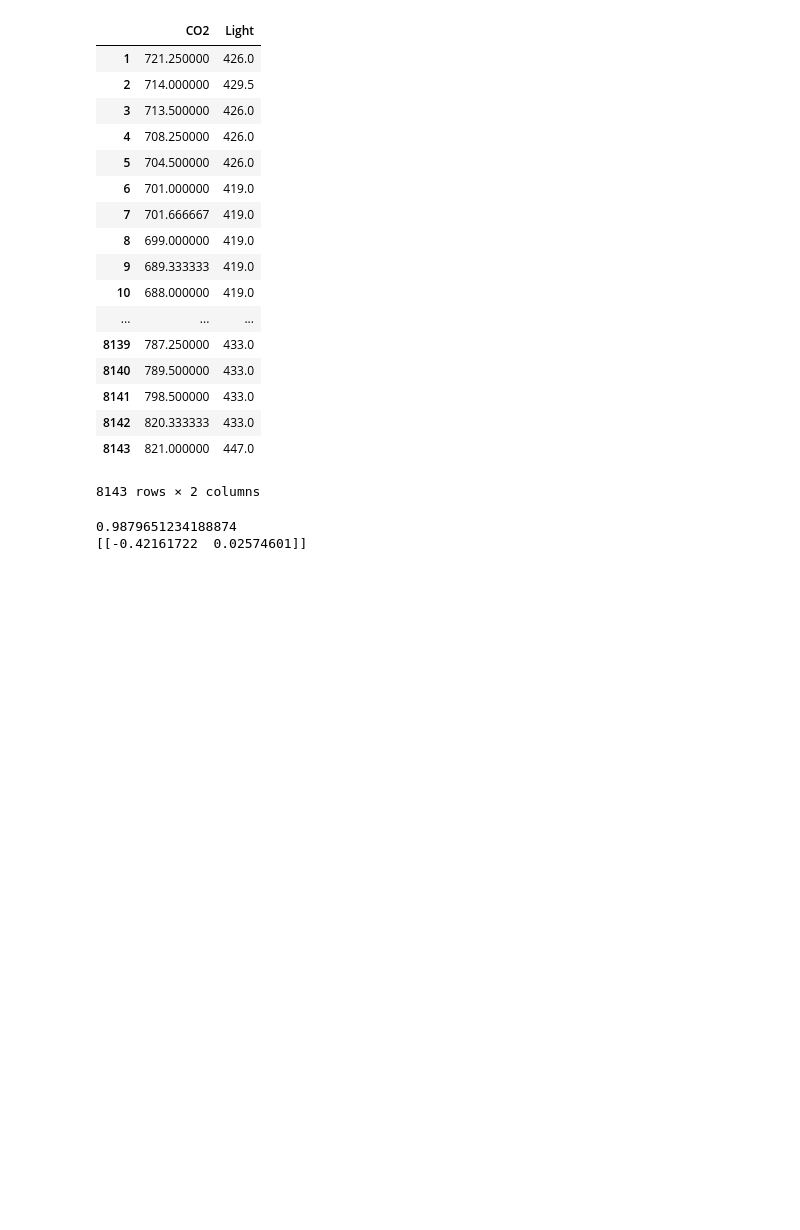
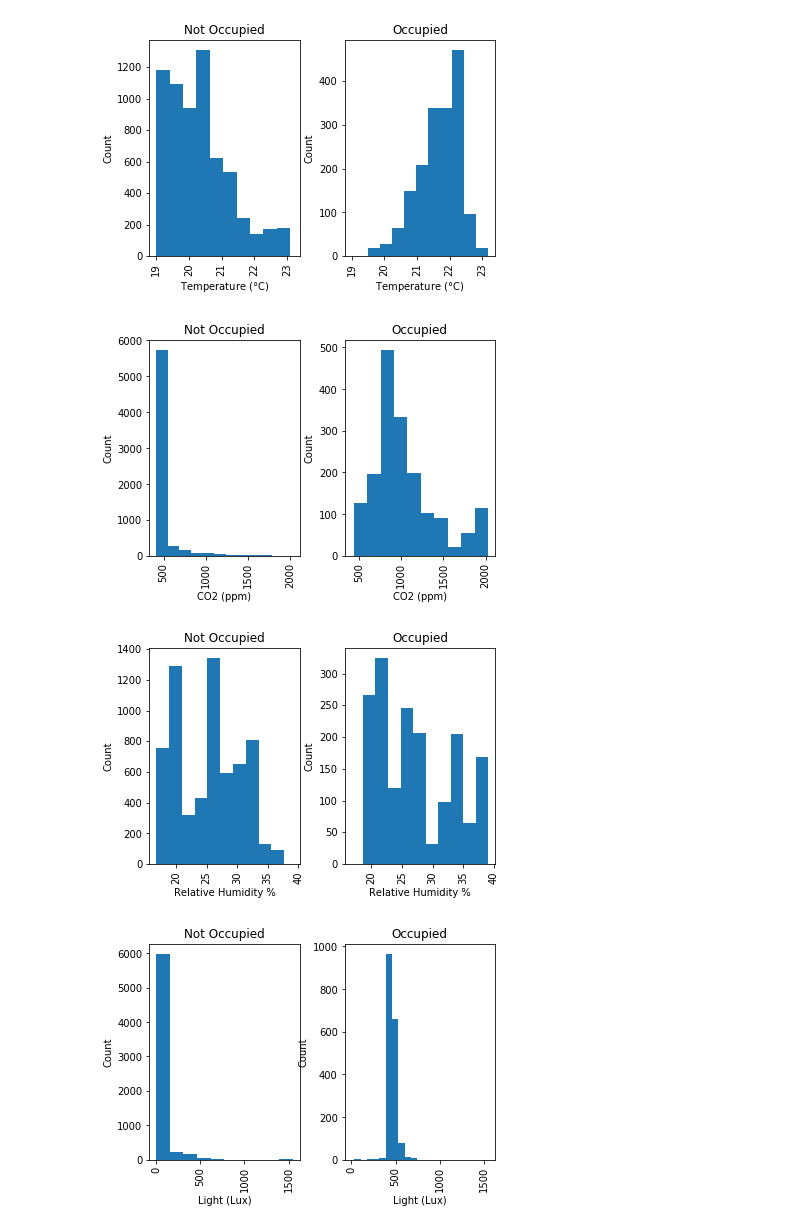
Before and after one commit to mlfa19/assignments, a Jupyter notebook: Module 1/03/Assignment_03_Companion.ipynb, the cells around one changed output. Saved outputs shown, nothing was run; the diff lists cells and outputs as text; code cells hidden in the pictures; blank space fills up the shorter version.

```diff
--- a/Module 1/03/Assignment_03_Companion.ipynb
+++ b/Module 1/03/Assignment_03_Companion.ipynb
@@ -10,32 +23,27 @@ As a quick example of this sort of problem, we downloaded the \href{https://arch
 # %%
 import pandas as pd
 from sklearn.linear_model import LogisticRegression
-df = pd.read_csv('datatraining.txt')# source: https://archive.ics.uci.edu/ml/datasets/Occupancy+Detection+
-df[['CO2','Light']]
+df = pd.read_csv('https://drive.google.com/uc?export=download&id=1DX5L9-e7I5B18RW2-DFTORhk4O27WyR0')
+# For simplicity we'll just look at these four columns
+df = df[['CO2','Light', 'Humidity', 'Temperature', 'Occupancy']]
-# %% [output]
-|  | CO2 | Light |
-| 1 | 721.250000 | 426.0 |
-| 2 | 714.000000 | 429.5 |
-| 3 | 713.500000 | 426.0 |
-| 4 | 708.250000 | 426.0 |
-| 5 | 704.500000 | 426.0 |
-| 6 | 701.000000 | 419.0 |
-| 7 | 701.666667 | 419.0 |
-| 8 | 699.000000 | 419.0 |
-| 9 | 689.333333 | 419.0 |
-| 10 | 688.000000 | 419.0 |
-| ... | ... | ... |
-| 8139 | 787.250000 | 433.0 |
-| 8140 | 789.500000 | 433.0 |
-| 8141 | 798.500000 | 433.0 |
-| 8142 | 820.333333 | 433.0 |
-| 8143 | 821.000000 | 447.0 |
-8143 rows × 2 columns
-# %%
-model = LogisticRegression()
-model.fit(df[['Temperature', 'Light']], df['Occupancy'])
-print((model.predict(df[['Temperature', 'Light']]) == df['Occupancy']).mean())
-print(model.coef_)
-# %% [output]
-0.9879651234188874
-[[-0.42161722  0.02574601]]
+# %%
+import matplotlib.pyplot as plt
+%matplotlib inline
+
+def make_dual_histogram(df, column, xlabel):
+    subplots = df.hist(by='Occupancy', column = column, sharex=True)
+    [subplot.set_xlabel(xlabel) for subplot in subplots]
+    [subplot.set_ylabel('Count') for subplot in subplots]
+    subplots[0].set_title('Not Occupied')
+    subplots[1].set_title('Occupied')
+    plt.show()
+
+make_dual_histogram(df, 'Temperature', 'Temperature ($\degree$C)')
+make_dual_histogram(df, 'CO2', 'CO2 (ppm)')
+make_dual_histogram(df, 'Humidity', 'Relative Humidity %')
+make_dual_histogram(df, 'Light', 'Light (Lux)')
+# %% [output]
+[figure, added]
+[figure, added]
+[figure, added]
+[figure, added]
```
Also changed, not shown: parts of 21 cells of this notebook.
